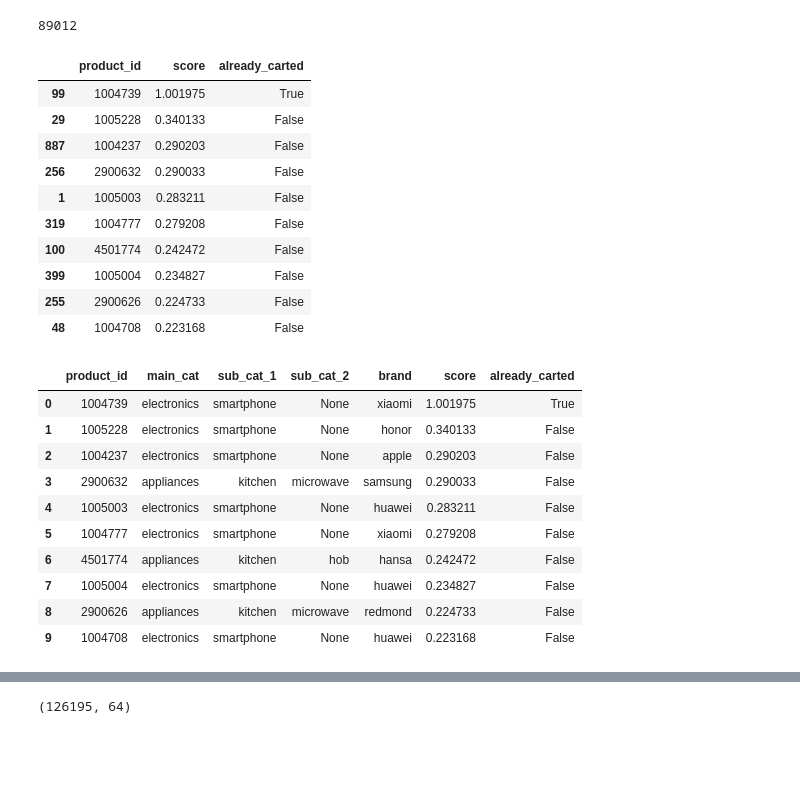
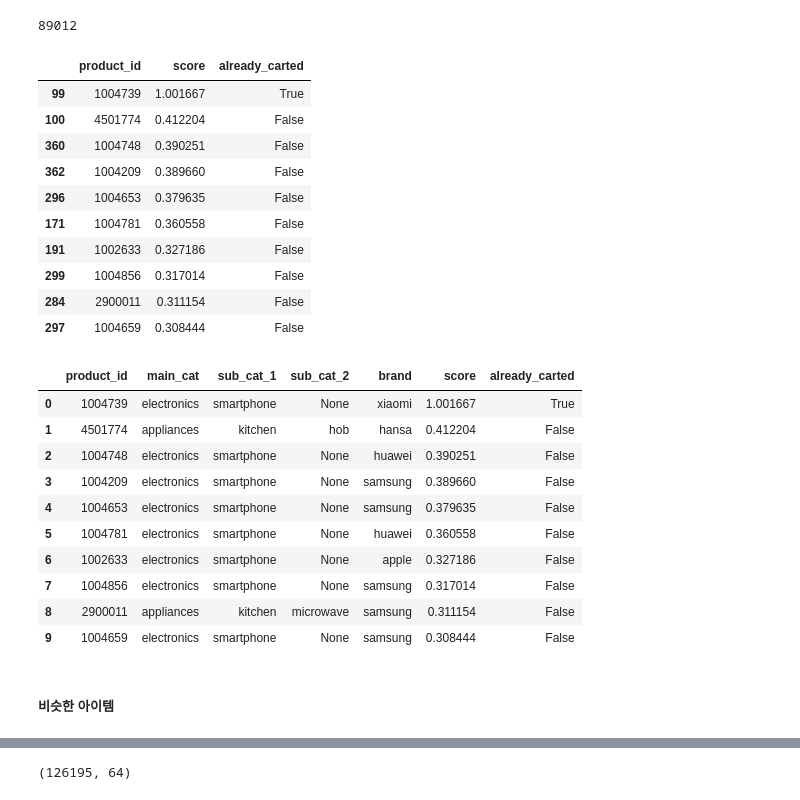
Before and after one commit to benidjor/ecommerce-behavior-data-analysis, a Jupyter notebook: tsj_data/als_recommend2.ipynb, the cells around one changed output, grey strips where cells are left out. Drawn from its saved outputs; the diff is of its cells as text; code cells hidden in the pictures; blank space fills up the shorter version.

```diff
--- a/tsj_data/als_recommend2.ipynb
+++ b/tsj_data/als_recommend2.ipynb
@@ -154,10 +158,13 @@ random_model = RandomModel().train(item_lookup.index.tolist())
 ### Alternating Least Squares (ALS) model
 # %%
 model = AlternatingLeastSquares(factors=64,
+                                random_state=42,
                                 regularization=0.05,
-                                iterations=10,
+                                iterations=20,
                                 calculate_training_loss=True)
-model.fit(2 * sparse_user_item)
+# model.fit(5 * sparse_user_item)
+model.fit(sparse_user_item * 10)
+# model.fit(sparse_user_item)
 # %% [markdown]
 ## Evaluation
 # %% [markdown]
@@ -225,28 +232,30 @@ als_rec = pd.DataFrame({"product_id": grouped_cart["product_id"][ids],
 als_rec
 # %% [output]
 |  | product_id | score | already_carted |
-| 99 | 1004739 | 1.001975 | True |
-| 29 | 1005228 | 0.340133 | False |
-| 887 | 1004237 | 0.290203 | False |
-| 256 | 2900632 | 0.290033 | False |
-| 1 | 1005003 | 0.283211 | False |
-| 319 | 1004777 | 0.279208 | False |
-| 100 | 4501774 | 0.242472 | False |
-| 399 | 1005004 | 0.234827 | False |
-| 255 | 2900626 | 0.224733 | False |
-| 48 | 1004708 | 0.223168 | False |
+| 99 | 1004739 | 1.001667 | True |
+| 100 | 4501774 | 0.412204 | False |
+| 360 | 1004748 | 0.390251 | False |
+| 362 | 1004209 | 0.389660 | False |
+| 296 | 1004653 | 0.379635 | False |
+| 171 | 1004781 | 0.360558 | False |
+| 191 | 1002633 | 0.327186 | False |
+| 299 | 1004856 | 0.317014 | False |
+| 284 | 2900011 | 0.311154 | False |
+| 297 | 1004659 | 0.308444 | False |
 # %%
-als_item_lookup = item_lookup.set_index("product_id").loc[als_rec["product_id"].to_list(), :].reset_index(0)
-als_item_lookup.merge(als_rec)
+als_item_lookup = item_lookup.set_index("product_id").loc[als_rec["product_id"].to_list(), :].reset_index()
+als_item_lookup.merge(als_rec, how="left")
 # %% [output]
 |  | product_id | main_cat | sub_cat_1 | sub_cat_2 | brand | score | already_carted |
-| 0 | 1004739 | electronics | smartphone | None | xiaomi | 1.001975 | True |
-| 1 | 1005228 | electronics | smartphone | None | honor | 0.340133 | False |
-| 2 | 1004237 | electronics | smartphone | None | apple | 0.290203 | False |
-| 3 | 2900632 | appliances | kitchen | microwave | samsung | 0.290033 | False |
-| 4 | 1005003 | electronics | smartphone | None | huawei | 0.283211 | False |
-| 5 | 1004777 | electronics | smartphone | None | xiaomi | 0.279208 | False |
-| 6 | 4501774 | appliances | kitchen | hob | hansa | 0.242472 | False |
-| 7 | 1005004 | electronics | smartphone | None | huawei | 0.234827 | False |
-| 8 | 2900626 | appliances | kitchen | microwave | redmond | 0.224733 | False |
-| 9 | 1004708 | electronics | smartphone | None | huawei | 0.223168 | False |
+| 0 | 1004739 | electronics | smartphone | None | xiaomi | 1.001667 | True |
+| 1 | 4501774 | appliances | kitchen | hob | hansa | 0.412204 | False |
+| 2 | 1004748 | electronics | smartphone | None | huawei | 0.390251 | False |
+| 3 | 1004209 | electronics | smartphone | None | samsung | 0.389660 | False |
+| 4 | 1004653 | electronics | smartphone | None | samsung | 0.379635 | False |
+| 5 | 1004781 | electronics | smartphone | None | huawei | 0.360558 | False |
+| 6 | 1002633 | electronics | smartphone | None | apple | 0.327186 | False |
+| 7 | 1004856 | electronics | smartphone | None | samsung | 0.317014 | False |
+| 8 | 2900011 | appliances | kitchen | microwave | samsung | 0.311154 | False |
+| 9 | 1004659 | electronics | smartphone | None | samsung | 0.308444 | False |
+# %% [markdown]
+##### 비슷한 아이템
```
Also changed, not shown: parts of 38 cells of this notebook, 2 other files.
